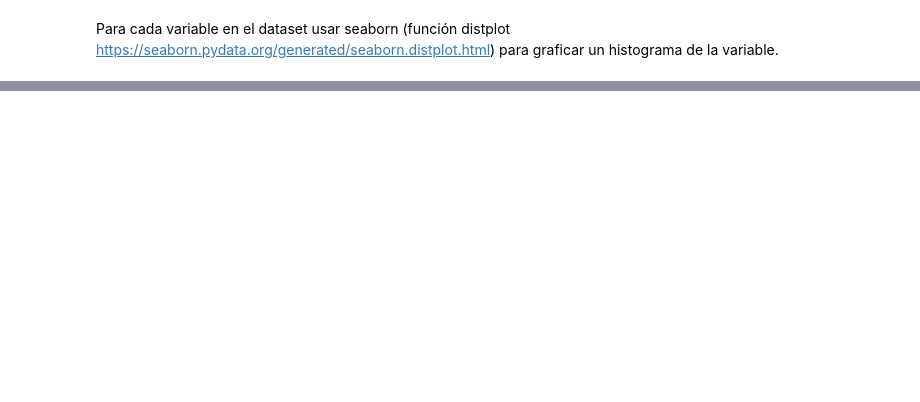
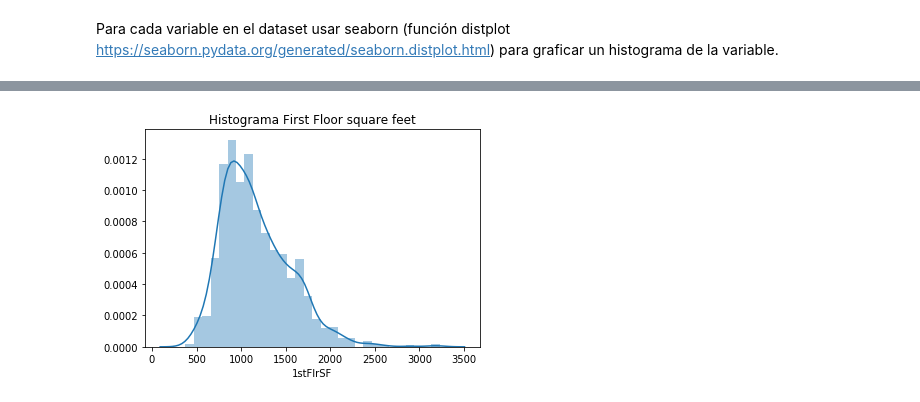
Before and after one commit to yaxha/mds-idc-proyecto, a Jupyter notebook: Proyecto-José_Barrios.ipynb, the cells around one changed output, grey strips where cells are left out. Cells and saved outputs as stored; diff of their text form; code cells hidden in the pictures; blank space fills up the shorter version.

```diff
--- a/Proyecto-José_Barrios.ipynb
+++ b/Proyecto-José_Barrios.ipynb
@@ -98,0 +141,7 @@ array([[0.29706317, 0.3585277 ],
+# %%
+#1stFlrSF
+sns.distplot(data_entrenamiento['1stFlrSF'])
+plt.title('Histograma First Floor square feet')
+plt.show()
+# %% [output]
+[figure, added]
```
Also changed, not shown: parts of 14 cells of this notebook.
